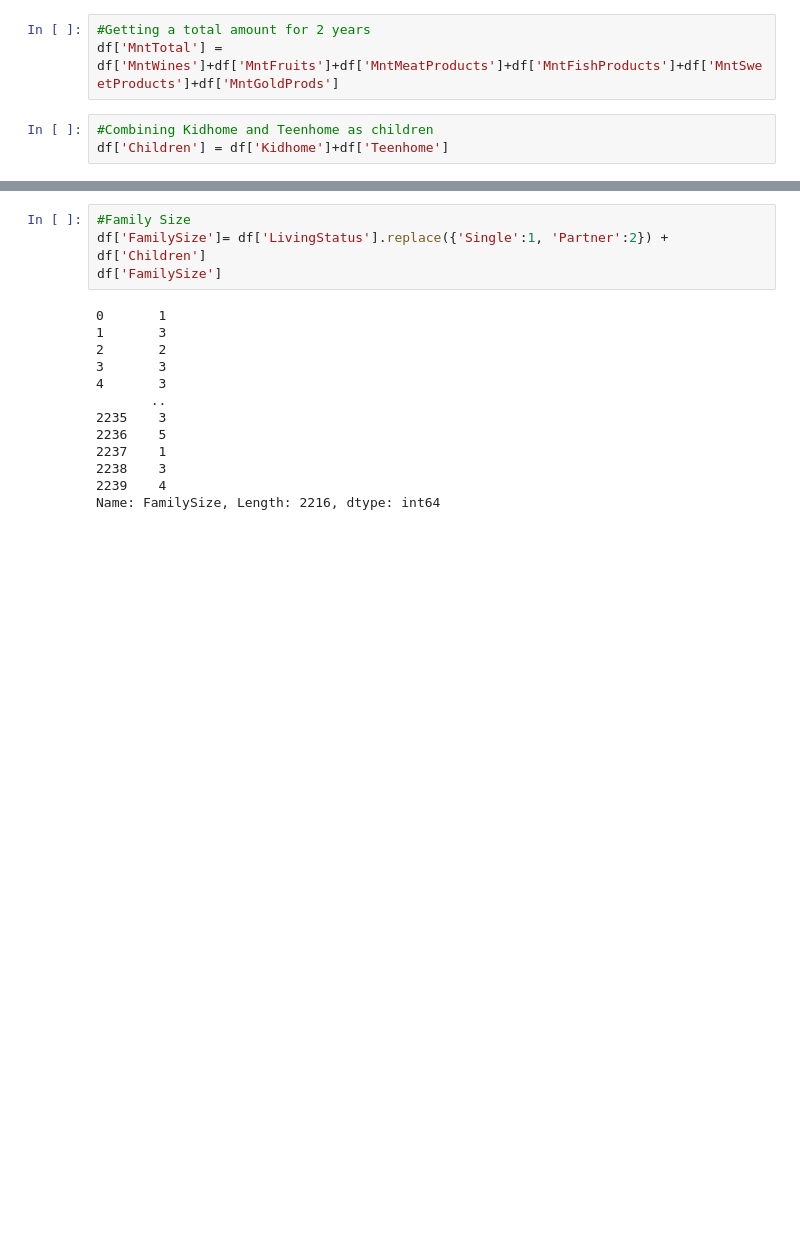
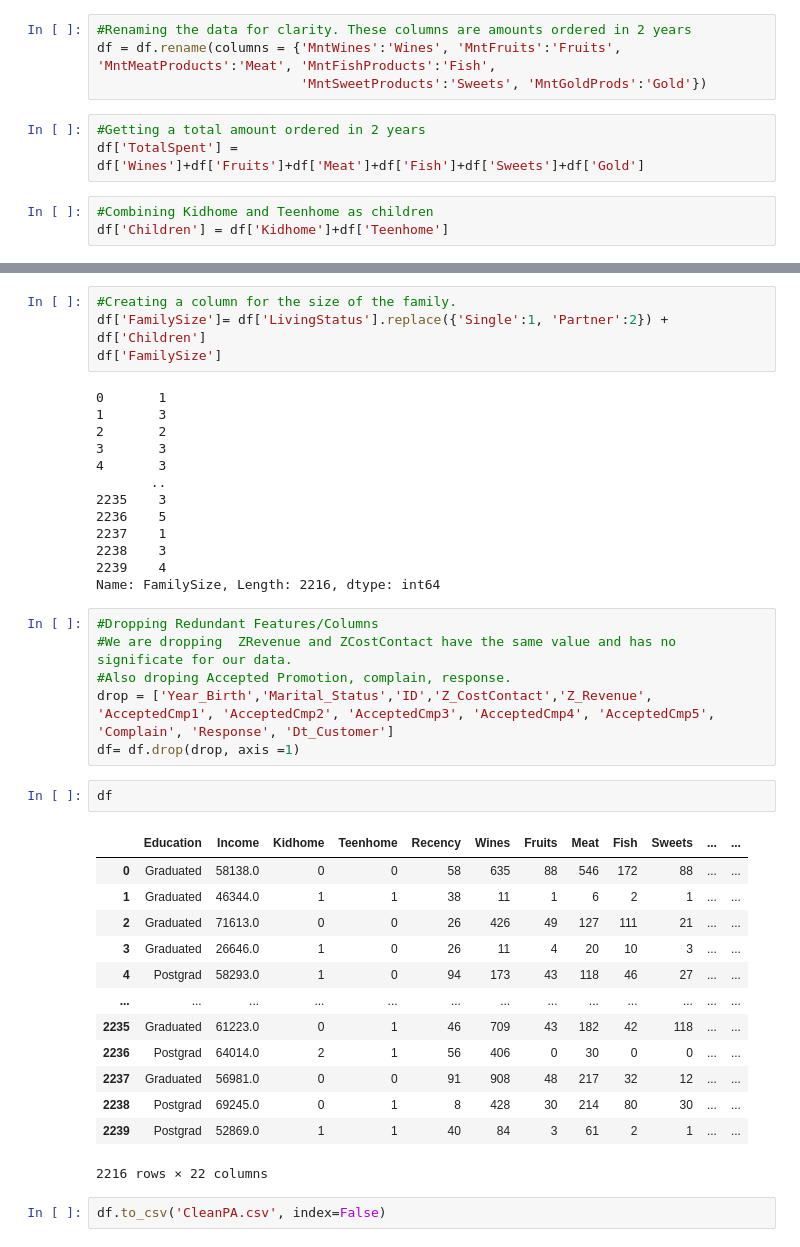
Before and after one commit to GleeTruong/PersonalityAnalysis, a Jupyter notebook: Cleaning_Personality.ipynb, the cells around one changed output, grey strips where cells are left out. Cells and saved outputs as stored; diff of their text form; blank space fills up the shorter version.

Commit message:
Update Cleaning Data

```diff
--- a/Cleaning_Personality.ipynb
+++ b/Cleaning_Personality.ipynb
@@ -120,9 +120,13 @@ Name: Education, dtype: int64
 # %%
 #Converting Year_Birth to today Age
 df['Age'] = 2021 - df['Year_Birth']
+# %%
+#Renaming the data for clarity. These columns are amounts ordered in 2 years
+df = df.rename(columns = {'MntWines':'Wines', 'MntFruits':'Fruits', 'MntMeatProducts':'Meat', 'MntFishProducts':'Fish',
+                          'MntSweetProducts':'Sweets', 'MntGoldProds':'Gold'})
 # %%
-#Getting a total amount for 2 years
-df['MntTotal'] = df['MntWines']+df['MntFruits']+df['MntMeatProducts']+df['MntFishProducts']+df['MntSweetProducts']+df['MntGoldProds']
+#Getting a total amount ordered in 2 years
+df['TotalSpent'] = df['Wines']+df['Fruits']+df['Meat']+df['Fish']+df['Sweets']+df['Gold']
 # %%
 #Combining Kidhome and Teenhome as children
 df['Children'] = df['Kidhome']+df['Teenhome']
@@ -135,7 +139,7 @@ df['Parents'].value_counts()
 0     633
 Name: Parents, dtype: int64
 # %%
-#Family Size
+#Creating a column for the size of the family.
 df['FamilySize']= df['LivingStatus'].replace({'Single':1, 'Partner':2}) + df['Children']
 df['FamilySize']
 # %% [output]
@@ -151,3 +155,27 @@ df['FamilySize']
 2238    3
 2239    4
 Name: FamilySize, Length: 2216, dtype: int64
+# %%
+#Dropping Redundant Features/Columns
+#We are dropping  ZRevenue and ZCostContact have the same value and has no significate for our data.
+#Also droping Accepted Promotion, complain, response.
+drop = ['Year_Birth','Marital_Status','ID','Z_CostContact','Z_Revenue', 'AcceptedCmp1', 'AcceptedCmp2', 'AcceptedCmp3', 'AcceptedCmp4', 'AcceptedCmp5', 'Complain', 'Response', 'Dt_Customer']
+df= df.drop(drop, axis =1)
+# %%
+df
+# %% [output]
+|  | Education | Income | Kidhome | Teenhome | Recency | Wines | Fruits | Meat | Fish | Sweets | ... | ... |
+| 0 | Graduated | 58138.0 | 0 | 0 | 58 | 635 | 88 | 546 | 172 | 88 | ... | ... |
+| 1 | Graduated | 46344.0 | 1 | 1 | 38 | 11 | 1 | 6 | 2 | 1 | ... | ... |
+| 2 | Graduated | 71613.0 | 0 | 0 | 26 | 426 | 49 | 127 | 111 | 21 | ... | ... |
+| 3 | Graduated | 26646.0 | 1 | 0 | 26 | 11 | 4 | 20 | 10 | 3 | ... | ... |
+| 4 | Postgrad | 58293.0 | 1 | 0 | 94 | 173 | 43 | 118 | 46 | 27 | ... | ... |
+| ... | ... | ... | ... | ... | ... | ... | ... | ... | ... | ... | ... | ... |
+| 2235 | Graduated | 61223.0 | 0 | 1 | 46 | 709 | 43 | 182 | 42 | 118 | ... | ... |
+| 2236 | Postgrad | 64014.0 | 2 | 1 | 56 | 406 | 0 | 30 | 0 | 0 | ... | ... |
+| 2237 | Graduated | 56981.0 | 0 | 0 | 91 | 908 | 48 | 217 | 32 | 12 | ... | ... |
+| 2238 | Postgrad | 69245.0 | 0 | 1 | 8 | 428 | 30 | 214 | 80 | 30 | ... | ... |
+| 2239 | Postgrad | 52869.0 | 1 | 1 | 40 | 84 | 3 | 61 | 2 | 1 | ... | ... |
+2216 rows × 22 columns
+# %%
+df.to_csv('CleanPA.csv', index=False)
```
Also changed, not shown: parts of 1 cell of this notebook, 1 other file.
